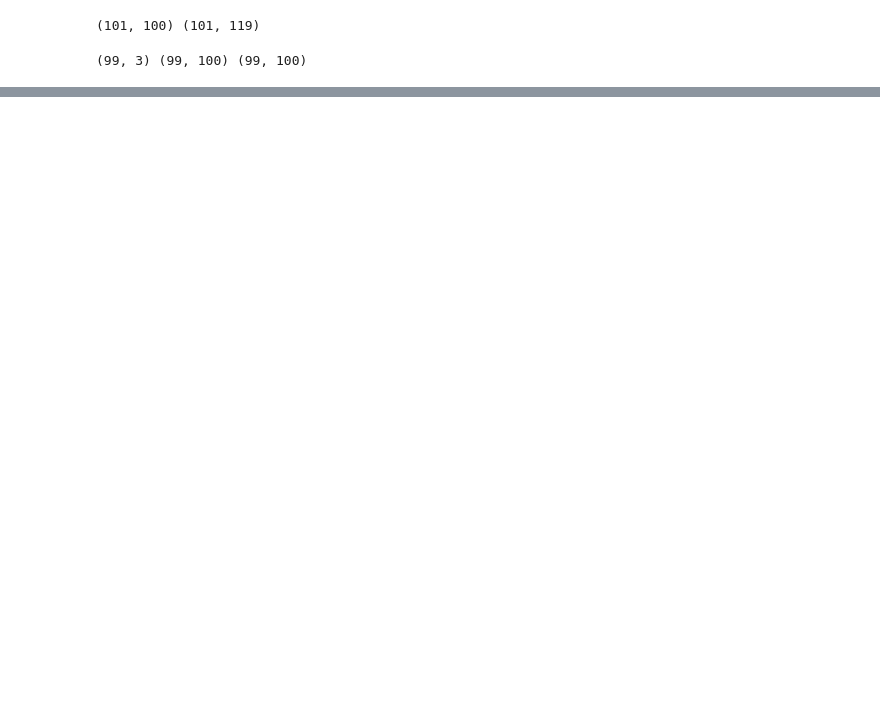
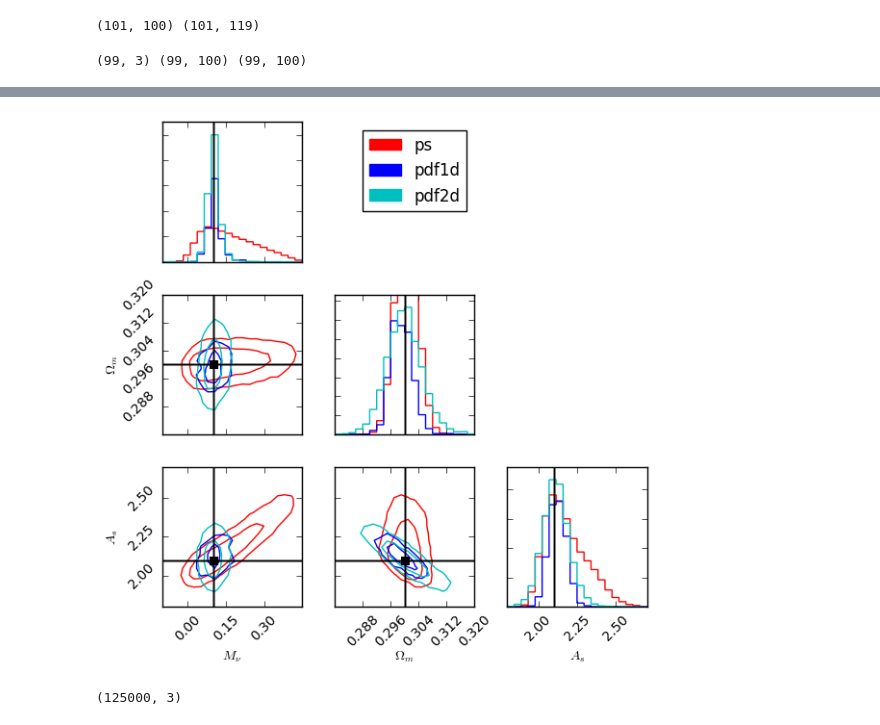
Before and after one commit to liuxx479/PDFs, a Jupyter notebook: likelihood.ipynb, the cells around one changed output, grey strips where cells are left out. Cells and saved outputs as stored; diff of their text form; code cells hidden in the pictures; blank space fills up the shorter version.

```diff
--- a/likelihood.ipynb
+++ b/likelihood.ipynb
@@ -498,0 +410,14 @@ plotmc(samplerpdf.flatchain)
+# %%
+i=0
+f,ax=subplots(3,3,figsize=(6,6))
+for j in range(3):
+    plotmc([MCps_arr[0],MC1d_arr[0], MC2d_arr[0]][j],f=f,icolor=colors[j])
+ax[0,1].legend(proxy, psarr)
+plt.tight_layout()
+show()
+# %% [output]
+[figure, added]
+# %%
+MC1d_arr[0].shape
+# %% [output]
+(125000, 3)
```
Also changed, not shown: parts of 17 cells of this notebook.
